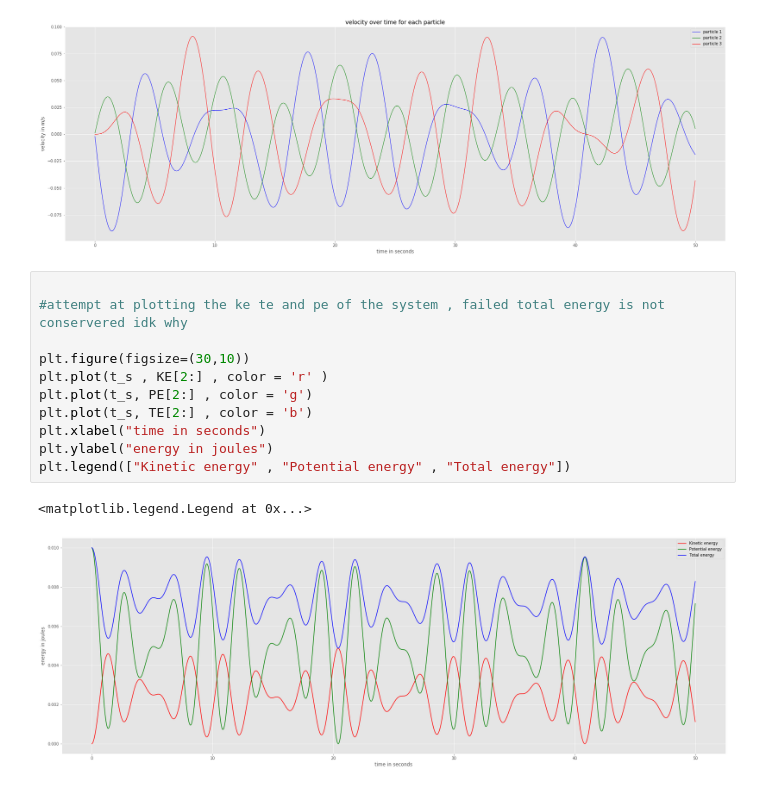
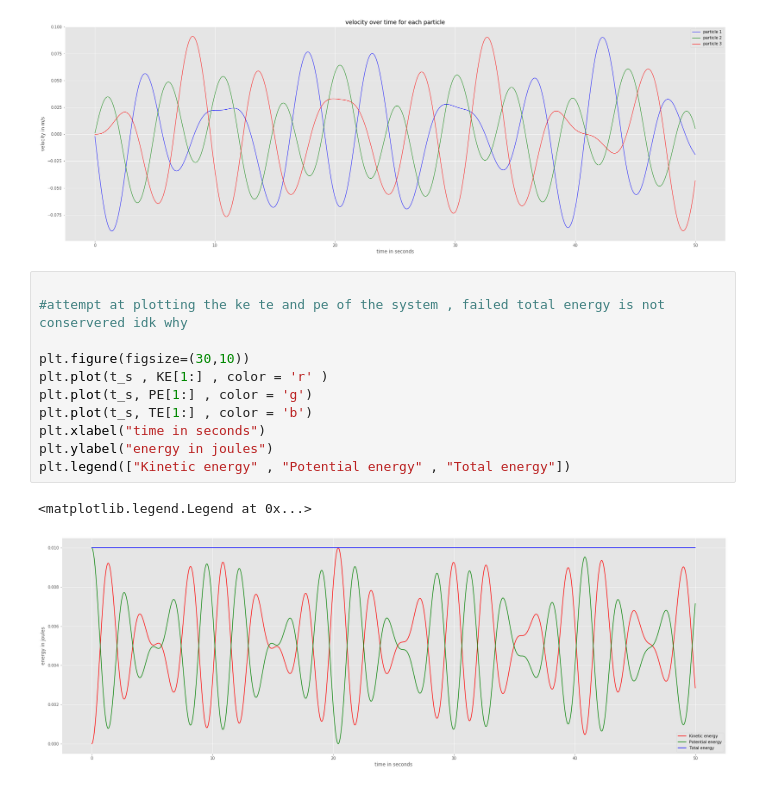
Before and after one commit to Aasrith1906/Mentorship-Program, a Jupyter notebook: session 1/Session1 (Harmonic Oscillator).ipynb, the cells around one changed output. Drawn from its saved outputs; the diff is of its cells as text.

```diff
--- a/session 1/Session1 (Harmonic Oscillator).ipynb
+++ b/session 1/Session1 (Harmonic Oscillator).ipynb
@@ -294,14 +294,14 @@ plt.show()
 # %%
 
 #attempt at plotting the ke te and pe of the system , failed total energy is not conservered idk why
 
 plt.figure(figsize=(30,10))
-plt.plot(t_s , KE[2:] , color = 'r' )
-plt.plot(t_s, PE[2:] , color = 'g')
-plt.plot(t_s, TE[2:] , color = 'b')
+plt.plot(t_s , KE[1:] , color = 'r' )
+plt.plot(t_s, PE[1:] , color = 'g')
+plt.plot(t_s, TE[1:] , color = 'b')
 plt.xlabel("time in seconds")
 plt.ylabel("energy in joules")
 plt.legend(["Kinetic energy" , "Potential energy" , "Total energy"])
 # %% [output]
 <matplotlib.legend.Legend at 0x...>
-[figure, old version]
+[figure, new version]
```
Also changed, not shown: parts of 1 cell of this notebook.
